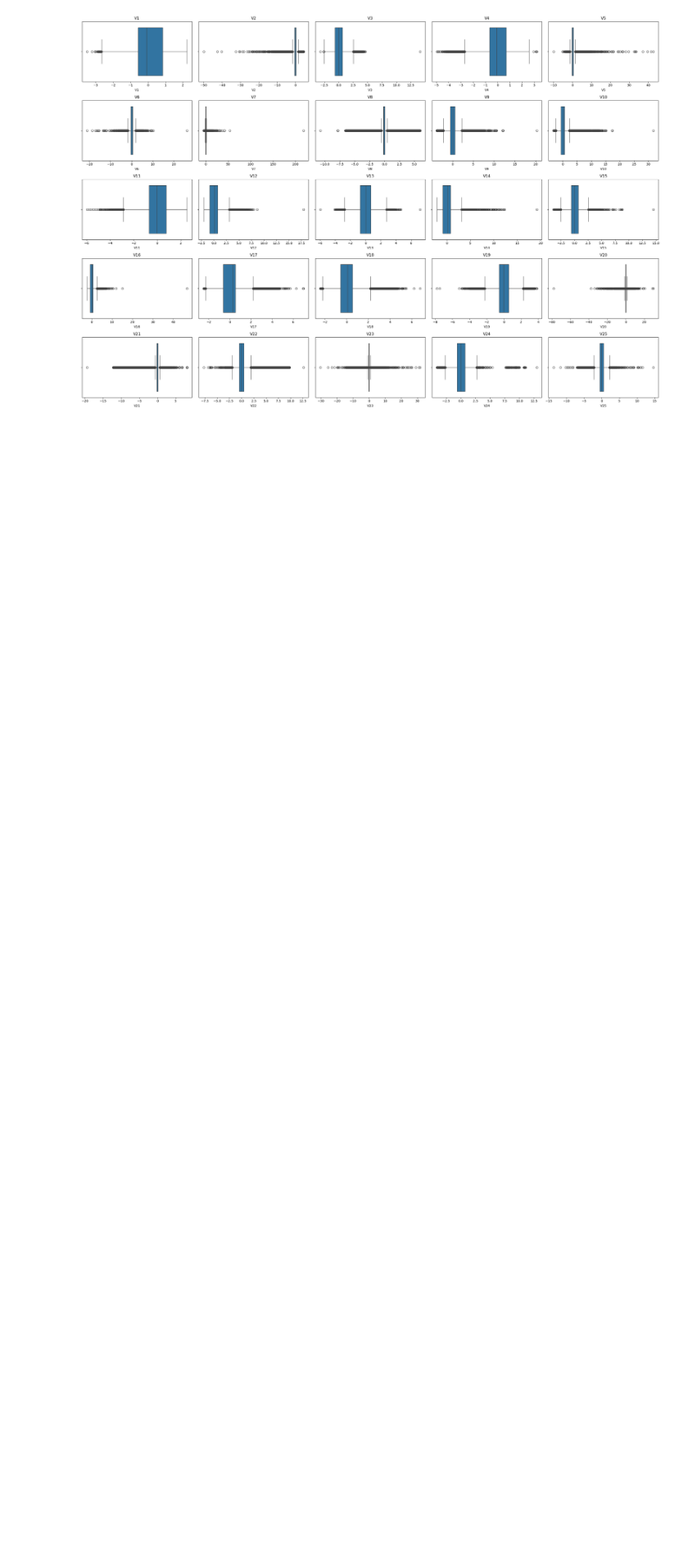
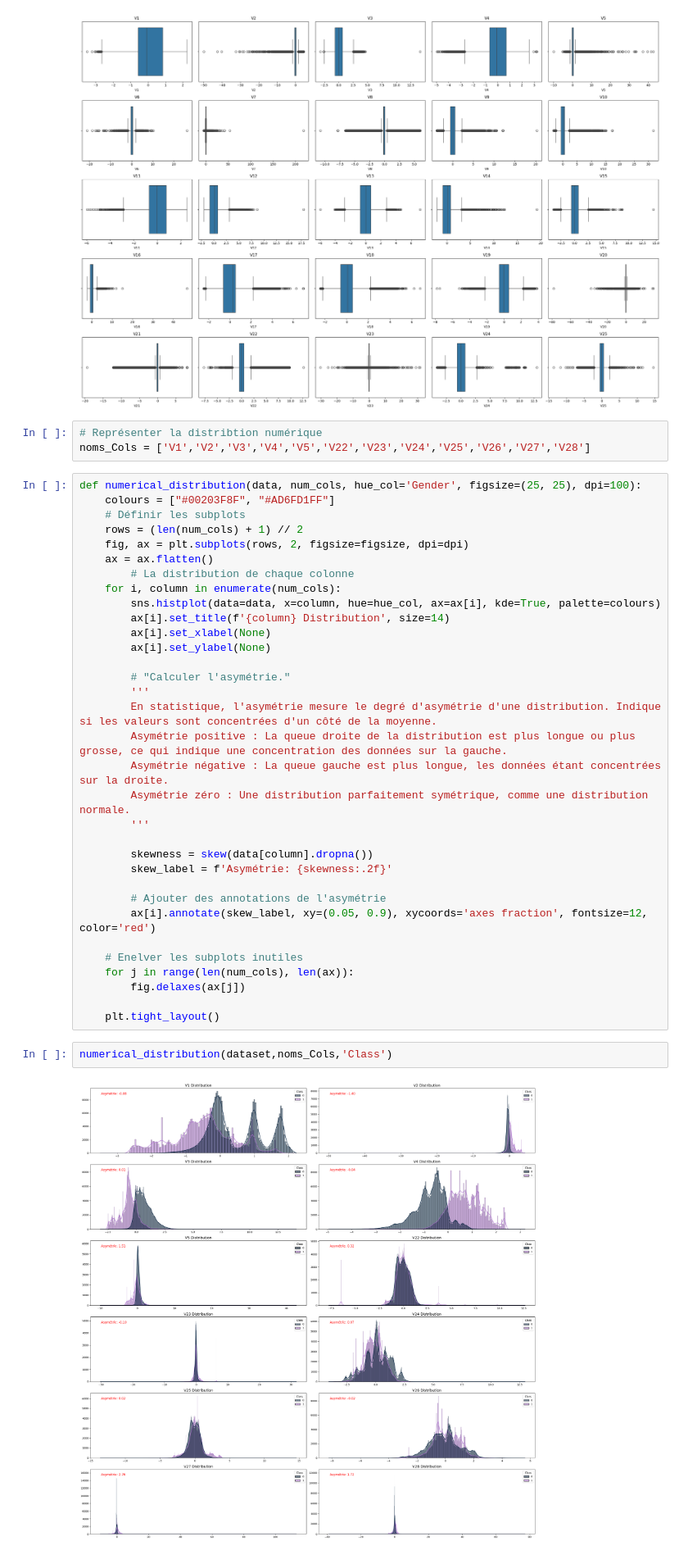
Before and after one commit to RomyJr/Fraud_Detection, a Jupyter notebook: main.ipynb, the cells around one changed output. Shown at 82% size. Saved outputs shown, nothing was run; the diff lists cells and outputs as text; blank space fills up the shorter version.

Commit message:
Add files via upload
Distribution numérique

```diff
--- a/main.ipynb
+++ b/main.ipynb
@@ -195,3 +197,43 @@ for i in range(len(nomsCols),num_rows * num_cols):
 plt.tight_layout()
 # %% [output]
 [figure]
+# %%
+# Représenter la distribtion numérique
+noms_Cols = ['V1','V2','V3','V4','V5','V22','V23','V24','V25','V26','V27','V28']
+# %%
+def numerical_distribution(data, num_cols, hue_col='Gender', figsize=(25, 25), dpi=100):
+    colours = ["#00203F8F", "#AD6FD1FF"]
+    # Définir les subplots
+    rows = (len(num_cols) + 1) // 2
+    fig, ax = plt.subplots(rows, 2, figsize=figsize, dpi=dpi)
+    ax = ax.flatten()
+        # La distribution de chaque colonne
+    for i, column in enumerate(num_cols):
+        sns.histplot(data=data, x=column, hue=hue_col, ax=ax[i], kde=True, palette=colours)
+        ax[i].set_title(f'{column} Distribution', size=14)
+        ax[i].set_xlabel(None)
+        ax[i].set_ylabel(None)
+
+        # "Calculer l'asymétrie."
+        '''
+        En statistique, l'asymétrie mesure le degré d'asymétrie d'une distribution. Indique si les valeurs sont concentrées d'un côté de la moyenne.
+        Asymétrie positive : La queue droite de la distribution est plus longue ou plus grosse, ce qui indique une concentration des données sur la gauche.
+        Asymétrie négative : La queue gauche est plus longue, les données étant concentrées sur la droite.
+        Asymétrie zéro : Une distribution parfaitement symétrique, comme une distribution normale.
+        '''
+
+        skewness = skew(data[column].dropna())
+        skew_label = f'Asymétrie: {skewness:.2f}'
+
+        # Ajouter des annotations de l'asymétrie
+        ax[i].annotate(skew_label, xy=(0.05, 0.9), xycoords='axes fraction', fontsize=12, color='red')
+
+    # Enelver les subplots inutiles
+    for j in range(len(num_cols), len(ax)):
+        fig.delaxes(ax[j])
+
+    plt.tight_layout()
+# %%
+numerical_distribution(dataset,noms_Cols,'Class')
+# %% [output]
+[figure, added]
```
Also changed, not shown: parts of 1 cell of this notebook.
